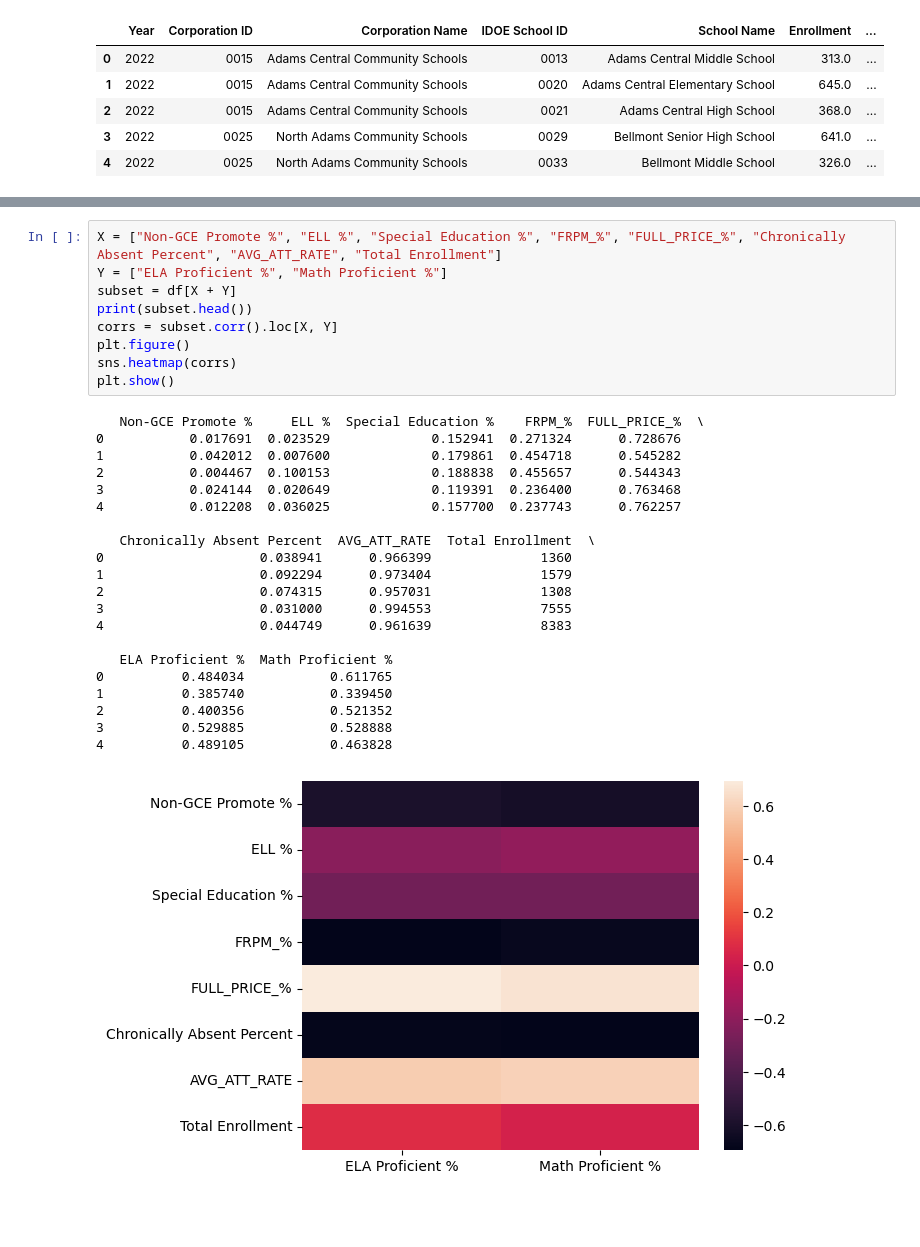
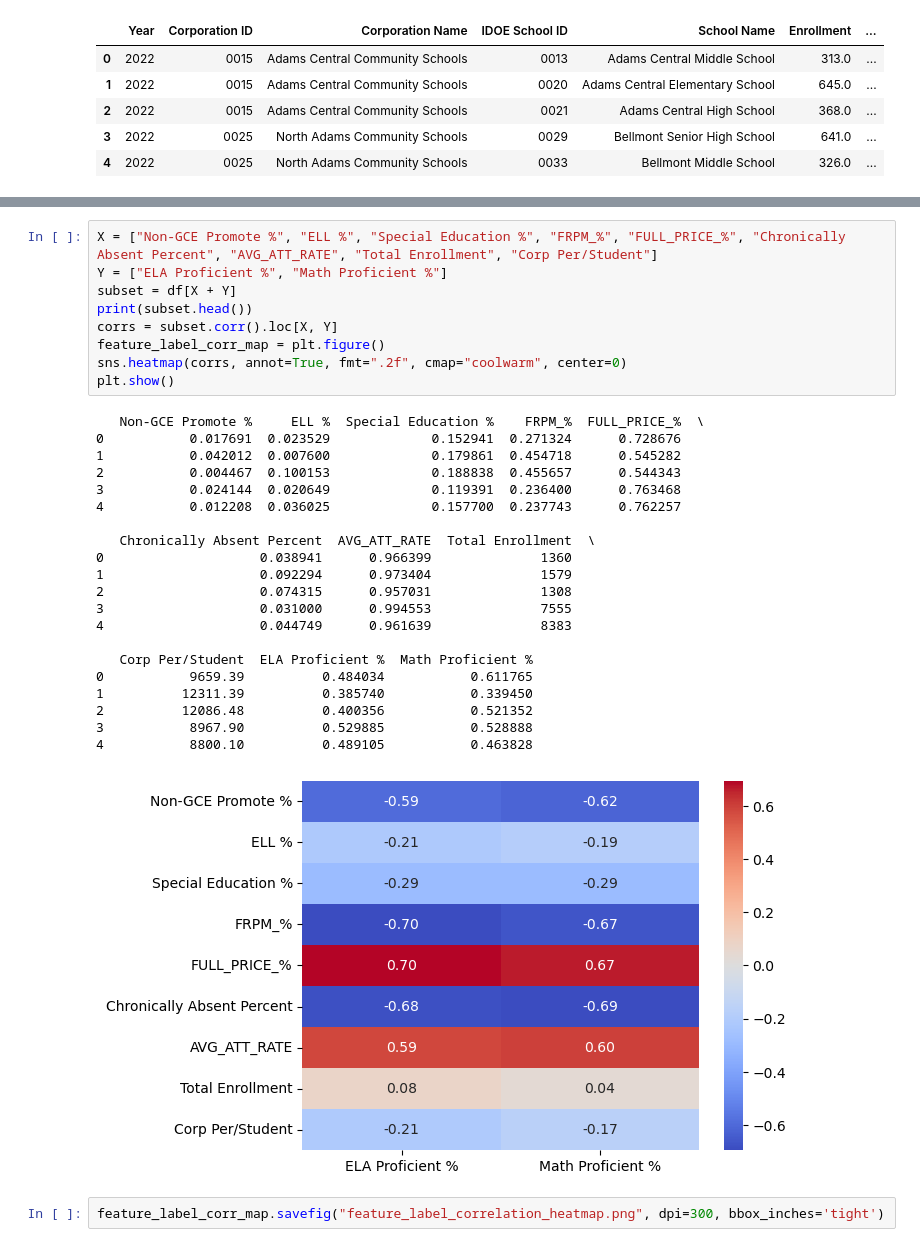
Before and after one commit to lehmanta23/IDOE_AI_project, a Jupyter notebook: Updated Data Exploration_Taylor.ipynb, the cells around one changed output, grey strips where cells are left out. Drawn from its saved outputs; the diff is of its cells as text; blank space fills up the shorter version.

```diff
--- a/Updated Data Exploration_Taylor.ipynb
+++ b/Updated Data Exploration_Taylor.ipynb
@@ -106,35 +109,37 @@ df.head()
 | 3 | 125 | MSD Southwest Allen County Schls | 0.024144 | 0.020649 | 0.119391 | 0.236400 | 0.763468 | ... |
 | 4 | 225 | Northwest Allen County Schools | 0.012208 | 0.036025 | 0.157700 | 0.237743 | 0.762257 | ... |
 # %%
-X = ["Non-GCE Promote %", "ELL %", "Special Education %", "FRPM_%", "FULL_PRICE_%", "Chronically Absent Percent", "AVG_ATT_RATE", "Total Enrollment"]
+X = ["Non-GCE Promote %", "ELL %", "Special Education %", "FRPM_%", "FULL_PRICE_%", "Chronically Absent Percent", "AVG_ATT_RATE", "Total Enrollment", "Corp Per/Student"]
 Y = ["ELA Proficient %", "Math Proficient %"]
 subset = df[X + Y]
 print(subset.head())
 corrs = subset.corr().loc[X, Y]
-plt.figure()
-sns.heatmap(corrs)
+feature_label_corr_map = plt.figure()
+sns.heatmap(corrs, annot=True, fmt=".2f", cmap="coolwarm", center=0)
 plt.show()
 # %% [output]
    Non-GCE Promote %     ELL %  Special Education %    FRPM_%  FULL_PRICE_%  \
 0           0.017691  0.023529             0.152941  0.271324      0.728676
 1           0.042012  0.007600             0.179861  0.454718      0.545282
 2           0.004467  0.100153             0.188838  0.455657      0.544343
 3           0.024144  0.020649             0.119391  0.236400      0.763468
 4           0.012208  0.036025             0.157700  0.237743      0.762257
 
    Chronically Absent Percent  AVG_ATT_RATE  Total Enrollment  \
 0                    0.038941      0.966399              1360
 1                    0.092294      0.973404              1579
 2                    0.074315      0.957031              1308
 3                    0.031000      0.994553              7555
 4                    0.044749      0.961639              8383
 
-   ELA Proficient %  Math Proficient %
-0          0.484034           0.611765
-1          0.385740           0.339450
-2          0.400356           0.521352
-3          0.529885           0.528888
-4          0.489105           0.463828
+   Corp Per/Student  ELA Proficient %  Math Proficient %
+0           9659.39          0.484034           0.611765
+1          12311.39          0.385740           0.339450
+2          12086.48          0.400356           0.521352
+3           8967.90          0.529885           0.528888
+4           8800.10          0.489105           0.463828
-[figure, old version]
+[figure, new version]
+# %%
+feature_label_corr_map.savefig("feature_label_correlation_heatmap.png", dpi=300, bbox_inches='tight')
 # %%
 x_corr = df[X].corr()
```
Also changed, not shown: parts of 10 cells of this notebook.
